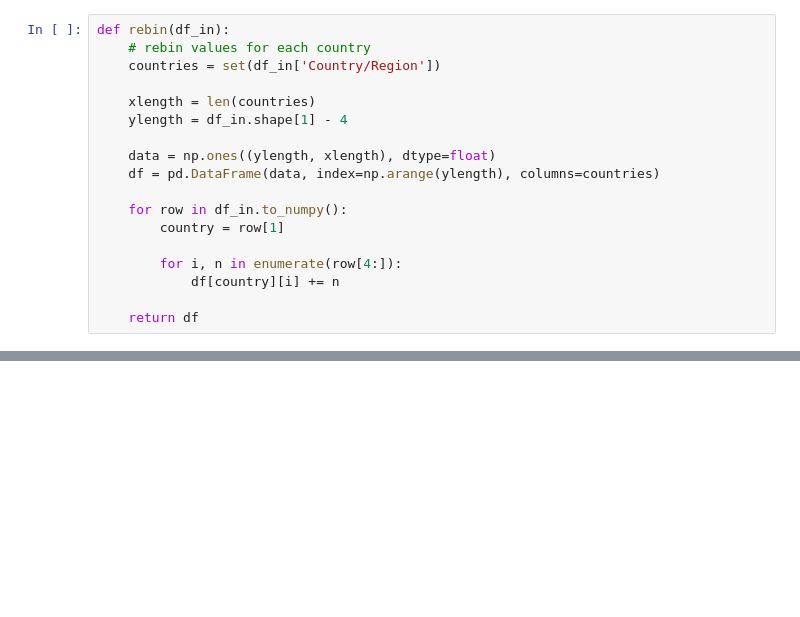
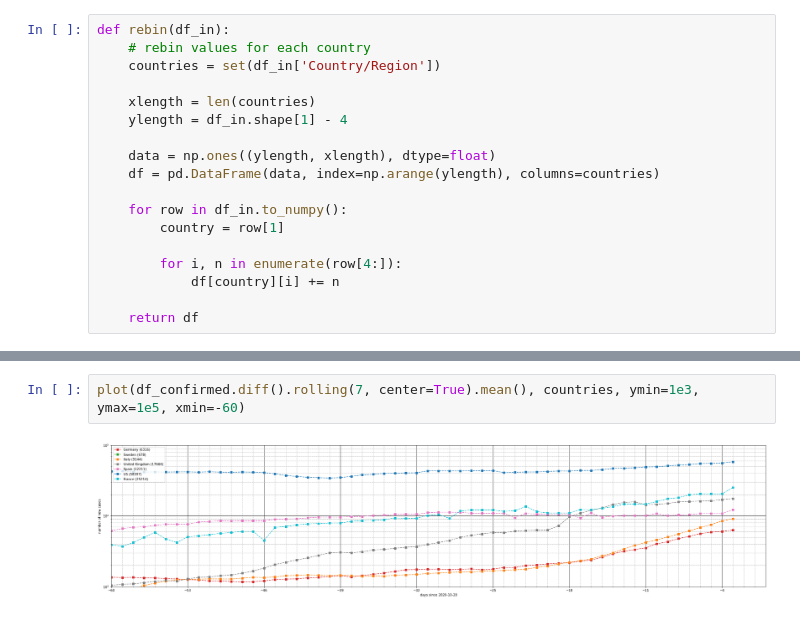
Before and after one commit to jochenklar/corona, a Jupyter notebook: corona.ipynb, the cells around one changed output, grey strips where cells are left out. Drawn from its saved outputs; the diff is of its cells as text; blank space fills up the shorter version.

```diff
--- a/corona.ipynb
+++ b/corona.ipynb
@@ -198,0 +96,4 @@ plot_new_mean(df, ymin=10, ymax=10000, window=7, title='Recovered (7-day mean)')
+# %%
+plot(df_confirmed.diff().rolling(7, center=True).mean(), countries, ymin=1e3, ymax=1e5, xmin=-60)
+# %% [output]
+[figure, added]
```
Also changed, not shown: parts of 21 cells of this notebook, 1 other file.
